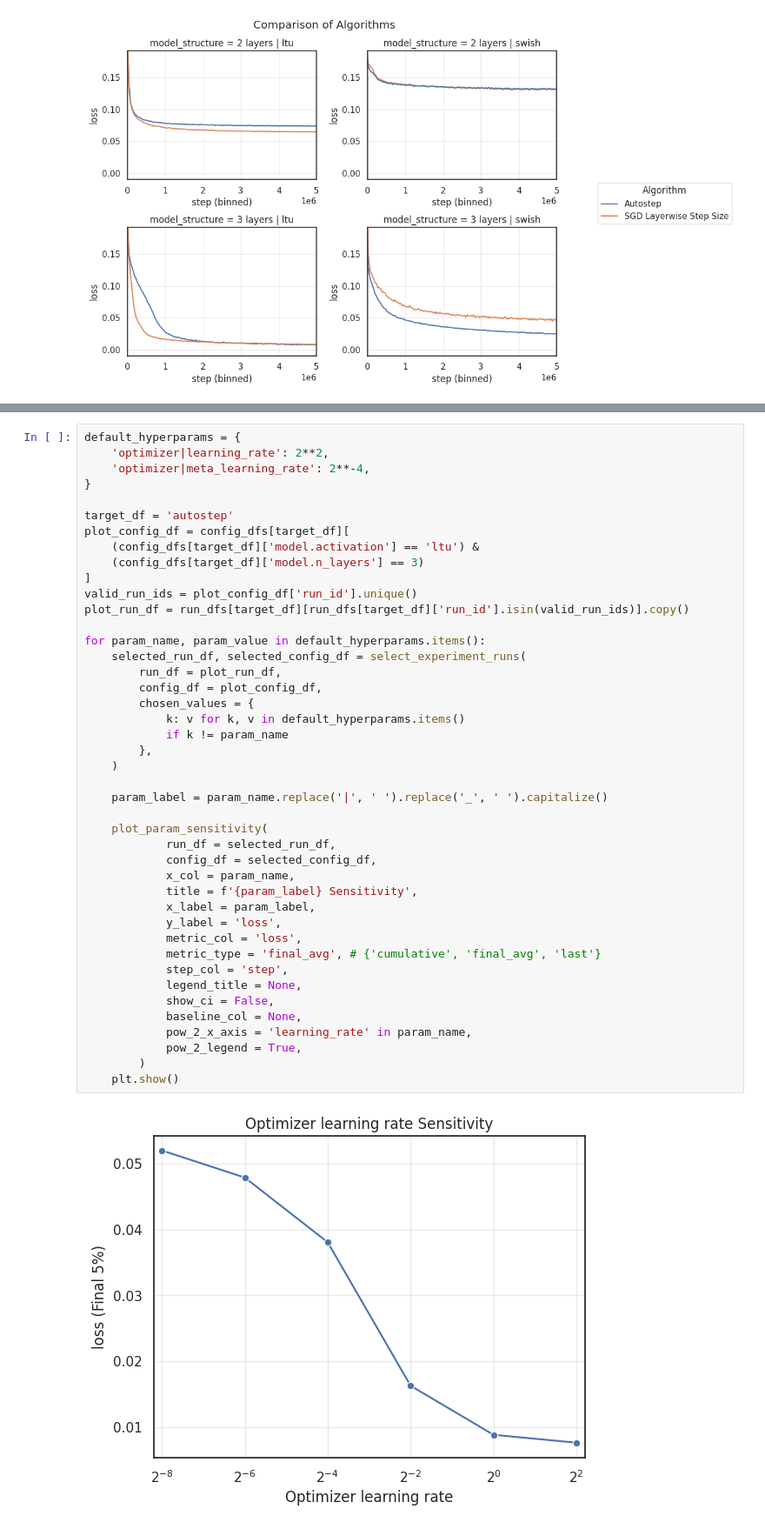
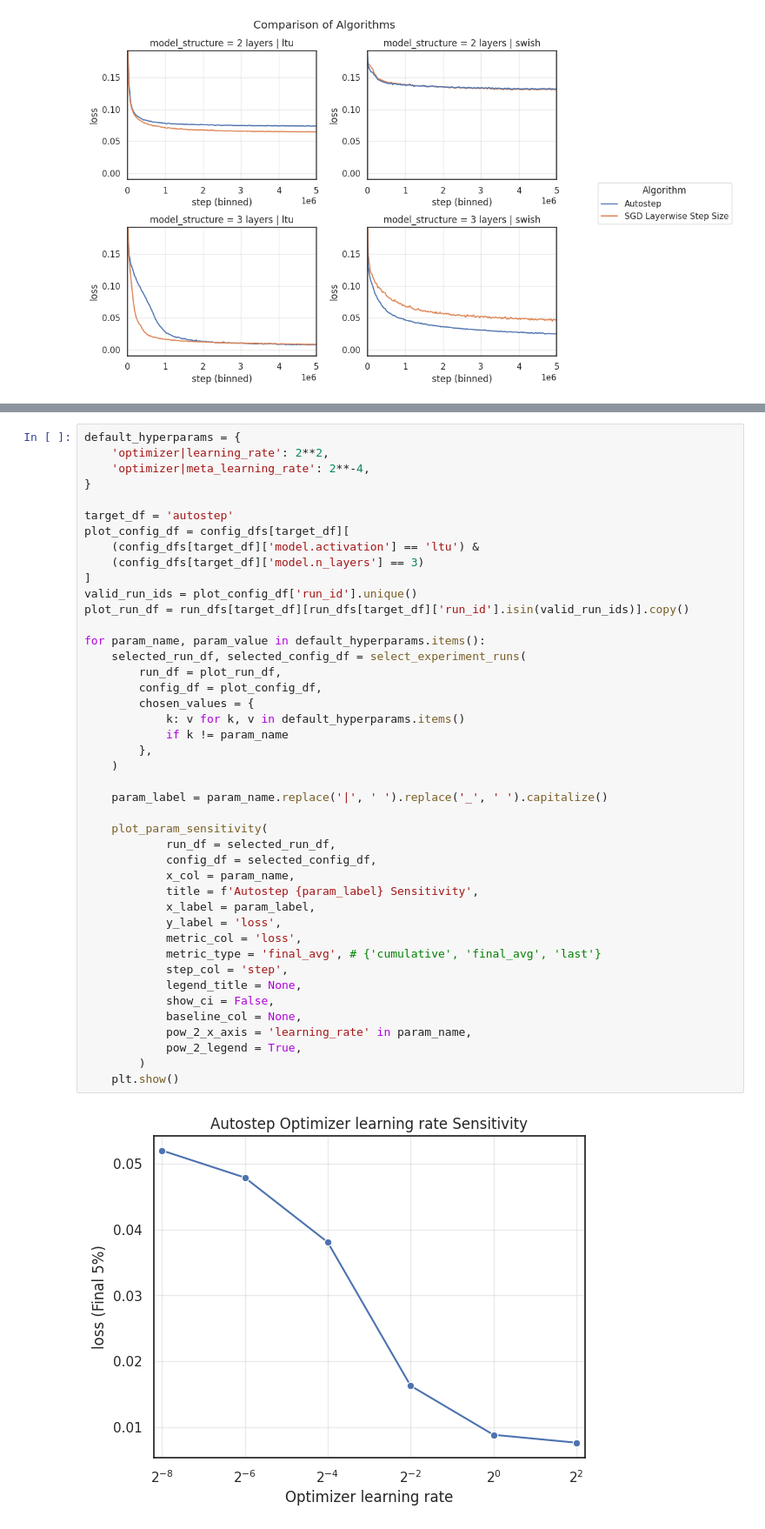
Before and after one commit to ejmejm/phd_research, a Jupyter notebook: phd/feature_search/analysis/problem_variations/stationary_binary_regression.ipynb, the cells around one changed output, grey strips where cells are left out. Shown at 87% size. Saved outputs shown, nothing was run; the diff lists cells and outputs as text.

```diff
--- a/phd/feature_search/analysis/problem_variations/stationary_binary_regression.ipynb
+++ b/phd/feature_search/analysis/problem_variations/stationary_binary_regression.ipynb
@@ -195,32 +205,32 @@ plot_run_df = run_dfs[target_df][run_dfs[target_df]['run_id'].isin(valid_run_ids
 
 for param_name, param_value in default_hyperparams.items():
     selected_run_df, selected_config_df = select_experiment_runs(
         run_df = plot_run_df,
         config_df = plot_config_df,
         chosen_values = {
             k: v for k, v in default_hyperparams.items()
             if k != param_name
         },
     )
 
     param_label = param_name.replace('|', ' ').replace('_', ' ').capitalize()
 
     plot_param_sensitivity(
             run_df = selected_run_df,
             config_df = selected_config_df,
             x_col = param_name,
-            title = f'{param_label} Sensitivity',
+            title = f'Autostep {param_label} Sensitivity',
             x_label = param_label,
             y_label = 'loss',
             metric_col = 'loss',
             metric_type = 'final_avg', # {'cumulative', 'final_avg', 'last'}
             step_col = 'step',
             legend_title = None,
             show_ci = False,
             baseline_col = None,
             pow_2_x_axis = 'learning_rate' in param_name,
             pow_2_legend = True,
         )
     plt.show()
 # %% [output]
-[figure, old version]
+[figure, new version]
```
Also changed, not shown: parts of 3 cells of this notebook, 1 other file.
